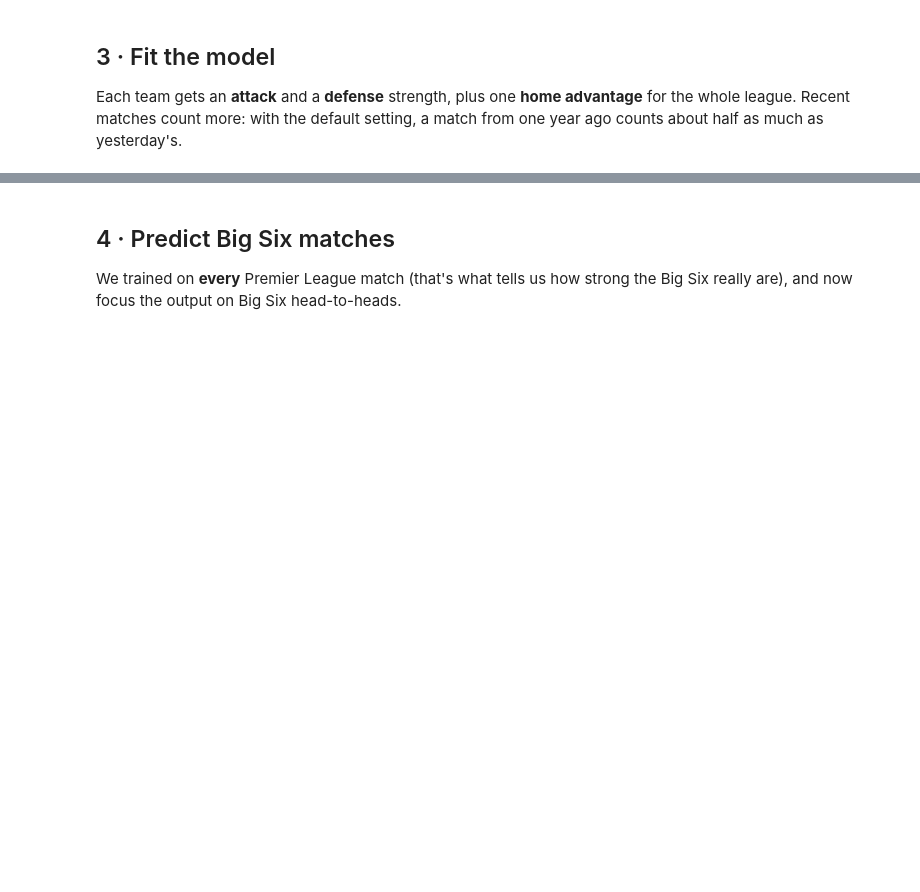
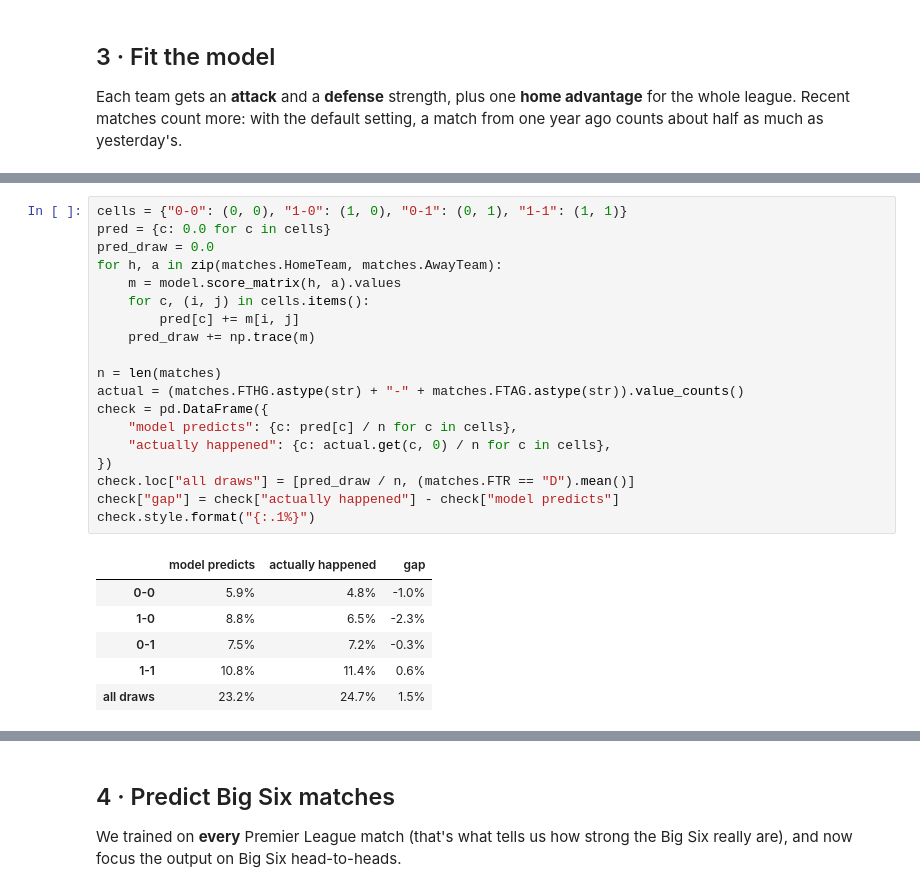
Before and after one commit to Sethchiji/Epl-score-predictor, a Jupyter notebook: notebooks/01_first_model.ipynb, the cells around one changed output, grey strips where cells are left out. Saved outputs shown, nothing was run; the diff lists cells and outputs as text; blank space fills up the shorter version.

```diff
--- a/notebooks/01_first_model.ipynb
+++ b/notebooks/01_first_model.ipynb
@@ -89,0 +134,26 @@ fig.show()
+# %%
+cells = {"0-0": (0, 0), "1-0": (1, 0), "0-1": (0, 1), "1-1": (1, 1)}
+pred = {c: 0.0 for c in cells}
+pred_draw = 0.0
+for h, a in zip(matches.HomeTeam, matches.AwayTeam):
+    m = model.score_matrix(h, a).values
+    for c, (i, j) in cells.items():
+        pred[c] += m[i, j]
+    pred_draw += np.trace(m)
+
+n = len(matches)
+actual = (matches.FTHG.astype(str) + "-" + matches.FTAG.astype(str)).value_counts()
+check = pd.DataFrame({
+    "model predicts": {c: pred[c] / n for c in cells},
+    "actually happened": {c: actual.get(c, 0) / n for c in cells},
+})
+check.loc["all draws"] = [pred_draw / n, (matches.FTR == "D").mean()]
+check["gap"] = check["actually happened"] - check["model predicts"]
+check.style.format("{:.1%}")
+# %% [output]
+|  | model predicts | actually happened | gap |
+| 0-0 | 5.9% | 4.8% | -1.0% |
+| 1-0 | 8.8% | 6.5% | -2.3% |
+| 0-1 | 7.5% | 7.2% | -0.3% |
+| 1-1 | 10.8% | 11.4% | 0.6% |
+| all draws | 23.2% | 24.7% | 1.5% |
```
Also changed, not shown: parts of 15 cells of this notebook.
